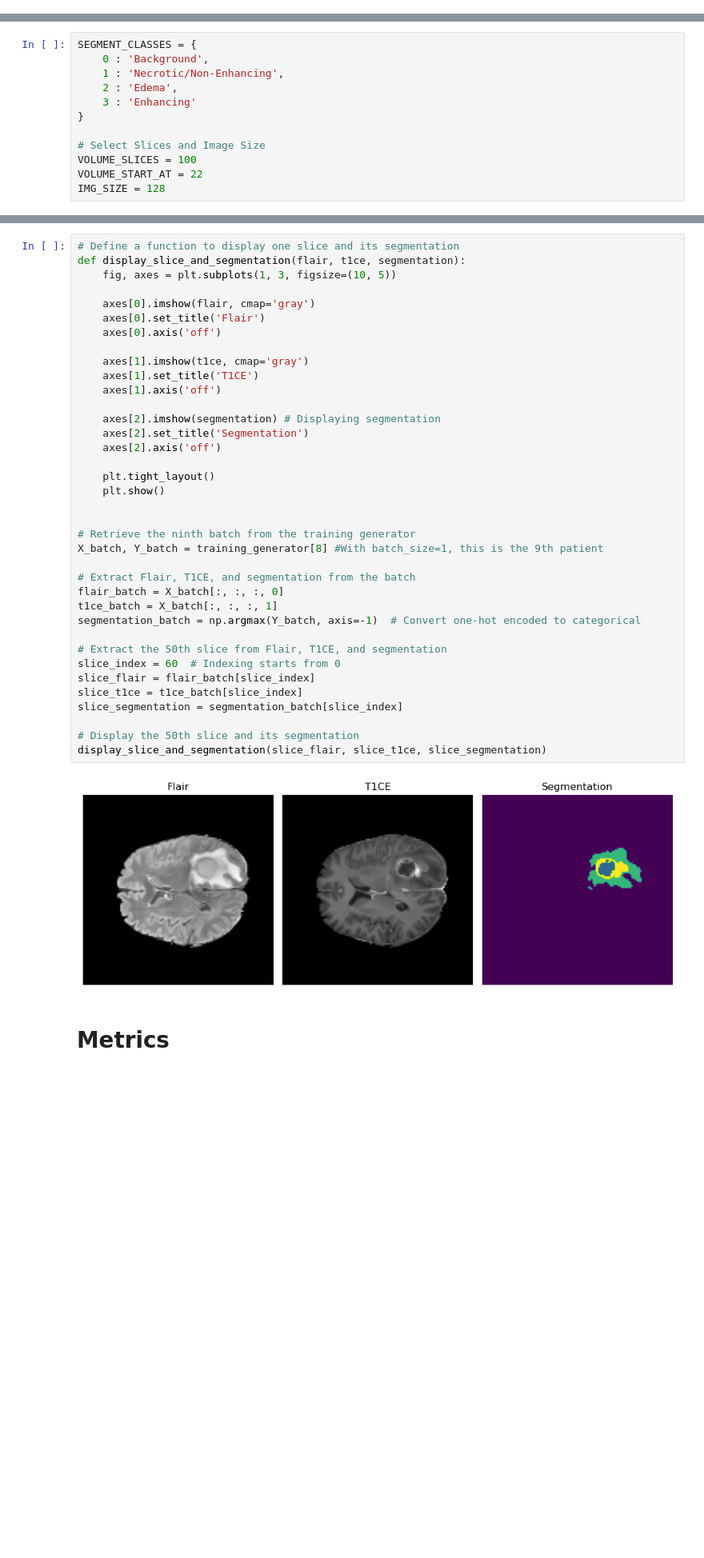
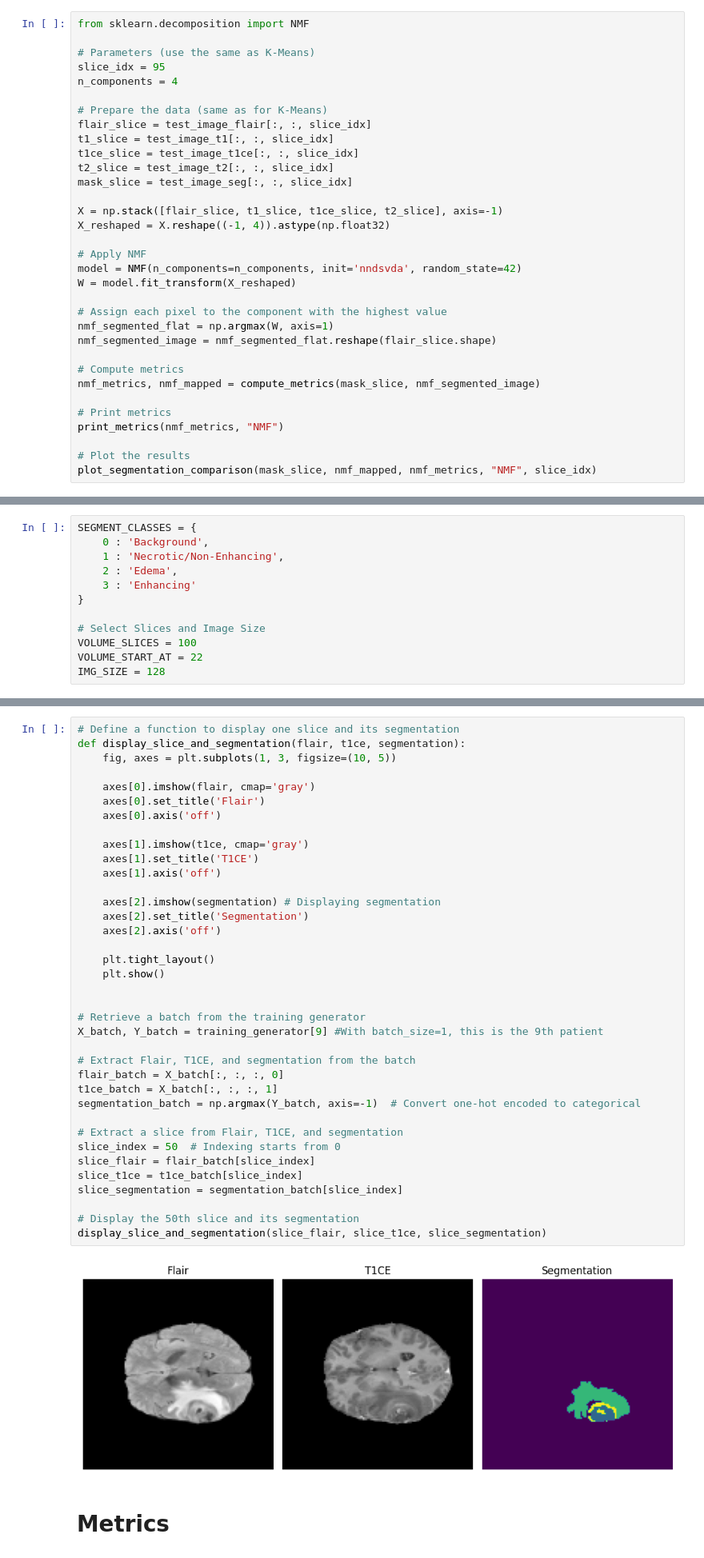
Before and after one commit to itisclairee/BrainTumorSegmentation, a Jupyter notebook: project.ipynb, the cells around one changed output, grey strips where cells are left out. Shown at 80% size. Drawn from its saved outputs; the diff is of its cells as text; blank space fills up the shorter version.

Commit message:
Modifiche K-Mean, NMF
Uniformate metriche e plot K-Means e NMF

```diff
--- a/project.ipynb
+++ b/project.ipynb
@@ -763,0 +540,33 @@ Necrotic/Core:
+# %%
+from sklearn.decomposition import NMF
+
+# Parameters (use the same as K-Means)
+slice_idx = 95
+n_components = 4
+
+# Prepare the data (same as for K-Means)
+flair_slice = test_image_flair[:, :, slice_idx]
+t1_slice = test_image_t1[:, :, slice_idx]
+t1ce_slice = test_image_t1ce[:, :, slice_idx]
+t2_slice = test_image_t2[:, :, slice_idx]
+mask_slice = test_image_seg[:, :, slice_idx]
+
+X = np.stack([flair_slice, t1_slice, t1ce_slice, t2_slice], axis=-1)
+X_reshaped = X.reshape((-1, 4)).astype(np.float32)
+
+# Apply NMF
+model = NMF(n_components=n_components, init='nndsvda', random_state=42)
+W = model.fit_transform(X_reshaped)
+
+# Assign each pixel to the component with the highest value
+nmf_segmented_flat = np.argmax(W, axis=1)
+nmf_segmented_image = nmf_segmented_flat.reshape(flair_slice.shape)
+
+# Compute metrics
+nmf_metrics, nmf_mapped = compute_metrics(mask_slice, nmf_segmented_image)
+
+# Print metrics
+print_metrics(nmf_metrics, "NMF")
+
+# Plot the results
+plot_segmentation_comparison(mask_slice, nmf_mapped, nmf_metrics, "NMF", slice_idx)
@@ -901,38 +729,38 @@ def display_slice_and_segmentation(flair, t1ce, segmentation):
 
     axes[0].imshow(flair, cmap='gray')
     axes[0].set_title('Flair')
     axes[0].axis('off')
 
     axes[1].imshow(t1ce, cmap='gray')
     axes[1].set_title('T1CE')
     axes[1].axis('off')
 
     axes[2].imshow(segmentation) # Displaying segmentation
     axes[2].set_title('Segmentation')
     axes[2].axis('off')
 
     plt.tight_layout()
     plt.show()
 
 
-# Retrieve the ninth batch from the training generator
-X_batch, Y_batch = training_generator[8] #With batch_size=1, this is the 9th patient
+# Retrieve a batch from the training generator
+X_batch, Y_batch = training_generator[9] #With batch_size=1, this is the 9th patient
 
 # Extract Flair, T1CE, and segmentation from the batch
 flair_batch = X_batch[:, :, :, 0]
 t1ce_batch = X_batch[:, :, :, 1]
 segmentation_batch = np.argmax(Y_batch, axis=-1)  # Convert one-hot encoded to categorical
 
-# Extract the 50th slice from Flair, T1CE, and segmentation
-slice_index = 60  # Indexing starts from 0
+# Extract a slice from Flair, T1CE, and segmentation
+slice_index = 50  # Indexing starts from 0
 slice_flair = flair_batch[slice_index]
 slice_t1ce = t1ce_batch[slice_index]
 slice_segmentation = segmentation_batch[slice_index]
 
 # Display the 50th slice and its segmentation
 display_slice_and_segmentation(slice_flair, slice_t1ce, slice_segmentation)
 # %% [output]
-[figure, old version]
+[figure, new version]
 # %% [markdown]
 # Metrics
 # %% [markdown]
```
Also changed, not shown: parts of 24 cells of this notebook.
